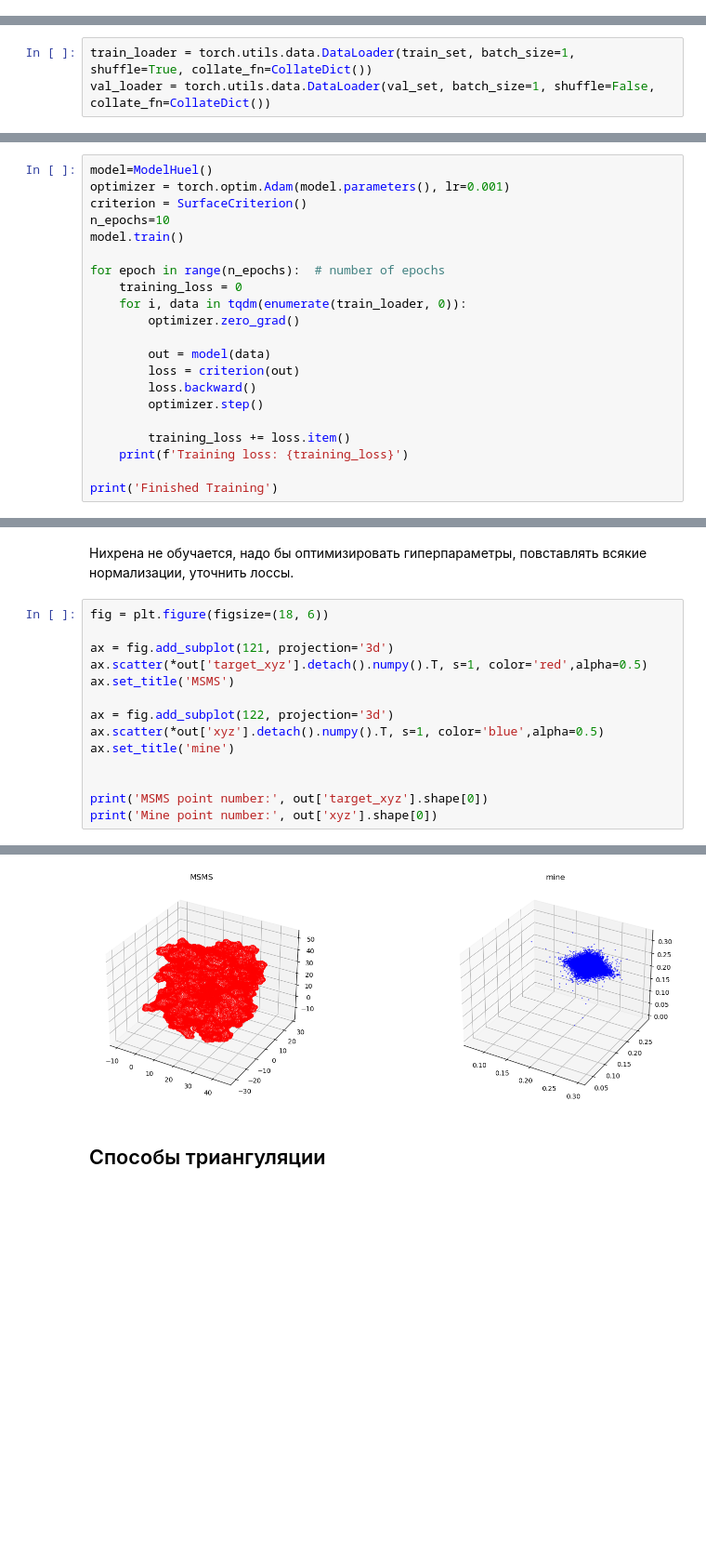
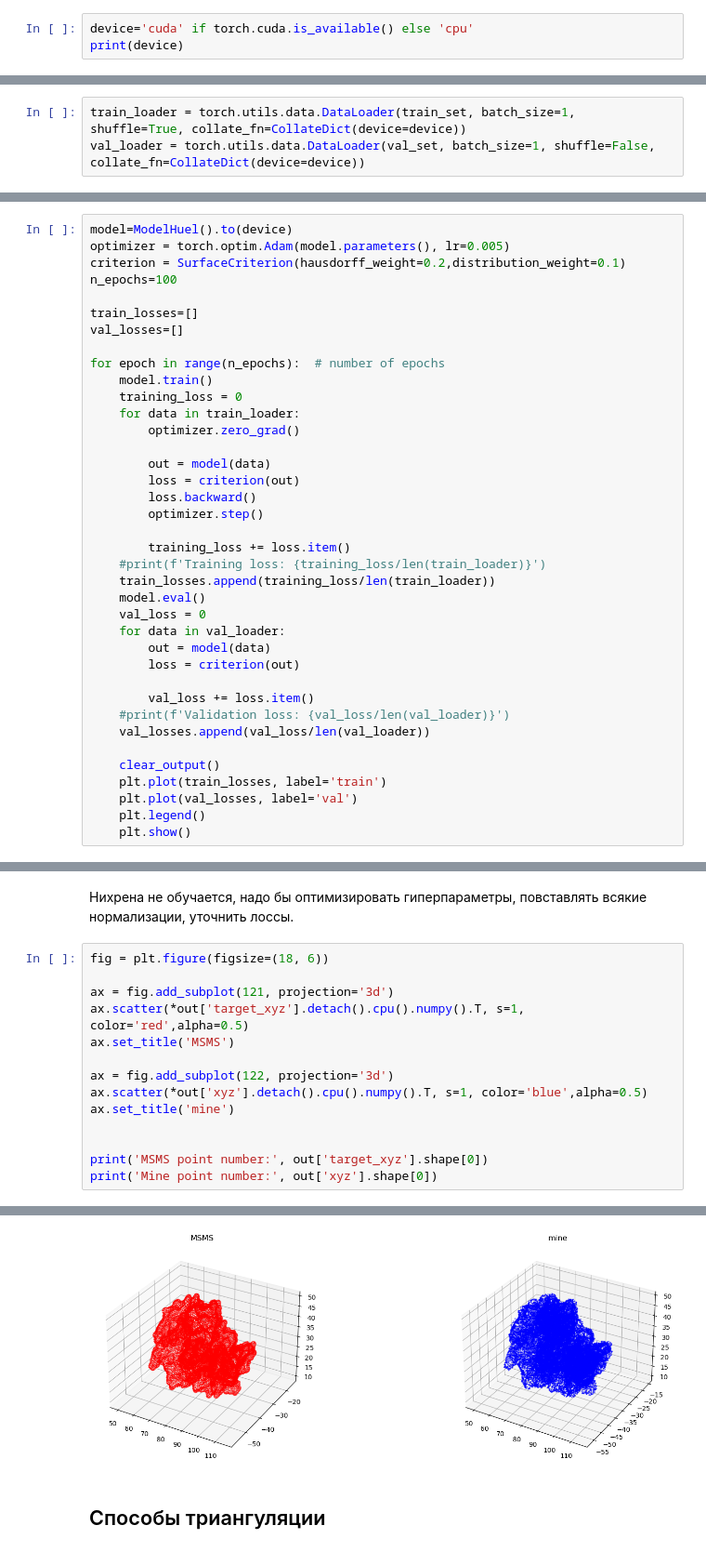
Before and after one commit to geraseva/SESes, a Jupyter notebook: main.ipynb, the cells around one changed output, grey strips where cells are left out. Shown at 93% size. Drawn from its saved outputs; the diff is of its cells as text; blank space fills up the shorter version.

Commit message:
modify model

```diff
--- a/main.ipynb
+++ b/main.ipynb
@@ -252,0 +239,3 @@ class CollateDict:
+# %%
+device='cuda' if torch.cuda.is_available() else 'cpu'
+print(device)
@@ -253,6 +244,6 @@ class CollateDict:
 # %%
-train_loader = torch.utils.data.DataLoader(train_set, batch_size=1, shuffle=True, collate_fn=CollateDict())
-val_loader = torch.utils.data.DataLoader(val_set, batch_size=1, shuffle=False, collate_fn=CollateDict())
+train_loader = torch.utils.data.DataLoader(train_set, batch_size=1, shuffle=True, collate_fn=CollateDict(device=device))
+val_loader = torch.utils.data.DataLoader(val_set, batch_size=1, shuffle=False, collate_fn=CollateDict(device=device))
 # %% [markdown]
 ### Модель
 # %%
@@ -390,15 +370,18 @@ from losses import SurfaceCriterion
 # %% [markdown]
 Обучим модель
 # %%
-model=ModelHuel()
-optimizer = torch.optim.Adam(model.parameters(), lr=0.001)
-criterion = SurfaceCriterion()
-n_epochs=10
-model.train()
+model=ModelHuel().to(device)
+optimizer = torch.optim.Adam(model.parameters(), lr=0.005)
+criterion = SurfaceCriterion(hausdorff_weight=0.2,distribution_weight=0.1)
+n_epochs=100
+
+train_losses=[]
+val_losses=[]
 
 for epoch in range(n_epochs):  # number of epochs
+    model.train()
     training_loss = 0
-    for i, data in tqdm(enumerate(train_loader, 0)):
+    for data in train_loader:
         optimizer.zero_grad()
 
         out = model(data)
@@ -407,7 +390,21 @@ for epoch in range(n_epochs):  # number of epochs
         optimizer.step()
 
         training_loss += loss.item()
-    print(f'Training loss: {training_loss}')
+    #print(f'Training loss: {training_loss/len(train_loader)}')
+    train_losses.append(training_loss/len(train_loader))
+    model.eval()
+    val_loss = 0
+    for data in val_loader:
+        out = model(data)
+        loss = criterion(out)
 
-print('Finished Training')
+        val_loss += loss.item()
+    #print(f'Validation loss: {val_loss/len(val_loader)}')
+    val_losses.append(val_loss/len(val_loader))
+
+    clear_output()
+    plt.plot(train_losses, label='train')
+    plt.plot(val_losses, label='val')
+    plt.legend()
+    plt.show()
 # %% [output]
@@ -432,11 +420,11 @@ torch.autograd.set_detect_anomaly(True)
 fig = plt.figure(figsize=(18, 6))
 
 ax = fig.add_subplot(121, projection='3d')
-ax.scatter(*out['target_xyz'].detach().numpy().T, s=1, color='red',alpha=0.5)
+ax.scatter(*out['target_xyz'].detach().cpu().numpy().T, s=1, color='red',alpha=0.5)
 ax.set_title('MSMS')
 
 ax = fig.add_subplot(122, projection='3d')
-ax.scatter(*out['xyz'].detach().numpy().T, s=1, color='blue',alpha=0.5)
+ax.scatter(*out['xyz'].detach().cpu().numpy().T, s=1, color='blue',alpha=0.5)
 ax.set_title('mine')
 
 
@@ -448,4 +436,4 @@ Mine point number: 111580
-[figure, old version]
+[figure, new version]
 # %% [markdown]
 ## Способы триангуляции
 # %% [markdown]
```
Also changed, not shown: parts of 14 cells of this notebook, 2 other files.
